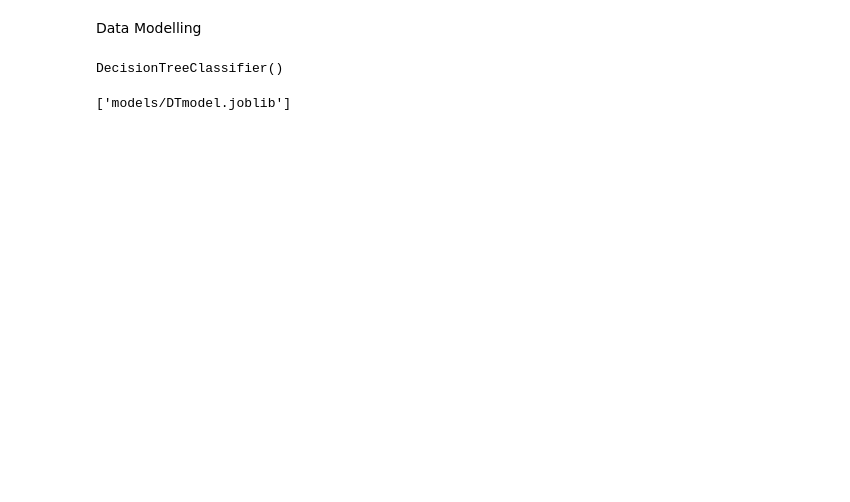
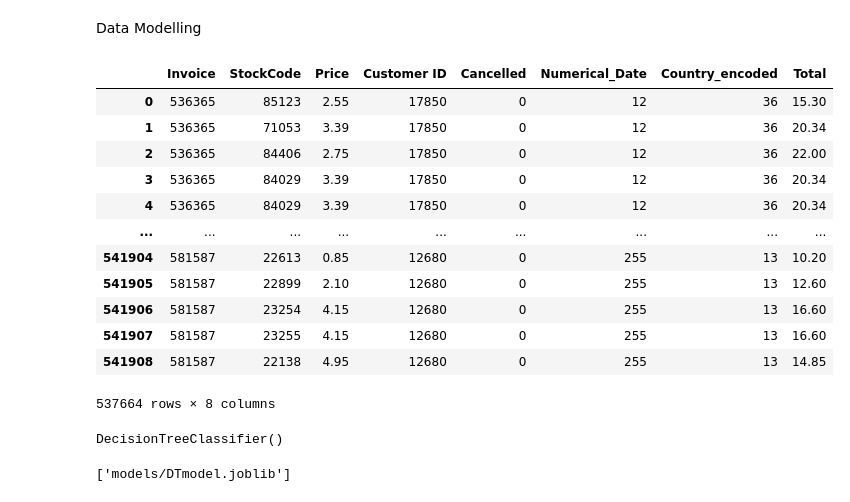
Before and after one commit to Vickey-VJ/SalesSight-AI-Powered-Sales-Forecasting-Insights, a Jupyter notebook: preprocessing.ipynb, the cells around one changed output. Cells and saved outputs as stored; diff of their text form; code cells hidden in the pictures; blank space fills up the shorter version.

```diff
--- a/preprocessing.ipynb
+++ b/preprocessing.ipynb
@@ -57,4 +74,6 @@ ds['StockCode'] = ds['StockCode'].astype('int64')
+# %%
+ds['Quantity'] = ds['Quantity'].abs()
+#ds['Price'] = ds['Price'].abs()
 # %%
-#Adding a new column for total price
-ds["TotalPrice"] = ds["Quantity"] * ds["UnitPrice"]
-ds.head()
+# Create a new column for the total amount of each transaction
+ds['Total'] = ds['Quantity'] * ds['Price']
@@ -67,0 +80,6 @@ ds.head()
+# %%
+# make one column ordered quantity and put value from quantity column to ordered quantity when Cancelled column has 0 value
+ds['OrderedQuantity'] = np.where(ds['Cancelled'] == 0, ds['Quantity'], 0)
+# %%
+# make one column cancelled quantity and put value from quantity column to ordered quantity when Cancelled column has 1 value
+ds['CancelledQuantity'] = np.where(ds['Cancelled'] == 1, ds['Quantity'], 0)
@@ -69,12 +96,26 @@ ds.head()
 Data Modelling
 # %%
 #Training data preparation
-import scipy.sparse.linalg
 from sklearn.model_selection import train_test_split
 
-X = ds.drop(['Quantity', 'Description', 'Country'], axis=1)
-y = ds['Quantity']
+X = ds.drop(['Quantity', 'OrderedQuantity','CancelledQuantity','Description','InvoiceDate','Country'], axis=1)
+y = ds['OrderedQuantity']
 X_train, X_test, y_train, y_test = train_test_split(X, y, test_size=0.2, random_state=42)
+X
+# %% [output]
+|  | Invoice | StockCode | Price | Customer ID | Cancelled | Numerical_Date | Country_encoded | Total |
+| 0 | 536365 | 85123 | 2.55 | 17850 | 0 | 12 | 36 | 15.30 |
+| 1 | 536365 | 71053 | 3.39 | 17850 | 0 | 12 | 36 | 20.34 |
+| 2 | 536365 | 84406 | 2.75 | 17850 | 0 | 12 | 36 | 22.00 |
+| 3 | 536365 | 84029 | 3.39 | 17850 | 0 | 12 | 36 | 20.34 |
+| 4 | 536365 | 84029 | 3.39 | 17850 | 0 | 12 | 36 | 20.34 |
+| ... | ... | ... | ... | ... | ... | ... | ... | ... |
+| 541904 | 581587 | 22613 | 0.85 | 12680 | 0 | 255 | 13 | 10.20 |
+| 541905 | 581587 | 22899 | 2.10 | 12680 | 0 | 255 | 13 | 12.60 |
+| 541906 | 581587 | 23254 | 4.15 | 12680 | 0 | 255 | 13 | 16.60 |
+| 541907 | 581587 | 23255 | 4.15 | 12680 | 0 | 255 | 13 | 16.60 |
+| 541908 | 581587 | 22138 | 4.95 | 12680 | 0 | 255 | 13 | 14.85 |
+537664 rows × 8 columns
 # %%
 #Training the model
 from sklearn.ensemble import RandomForestRegressor
```
Also changed, not shown: parts of 22 cells of this notebook, 5 other files.
